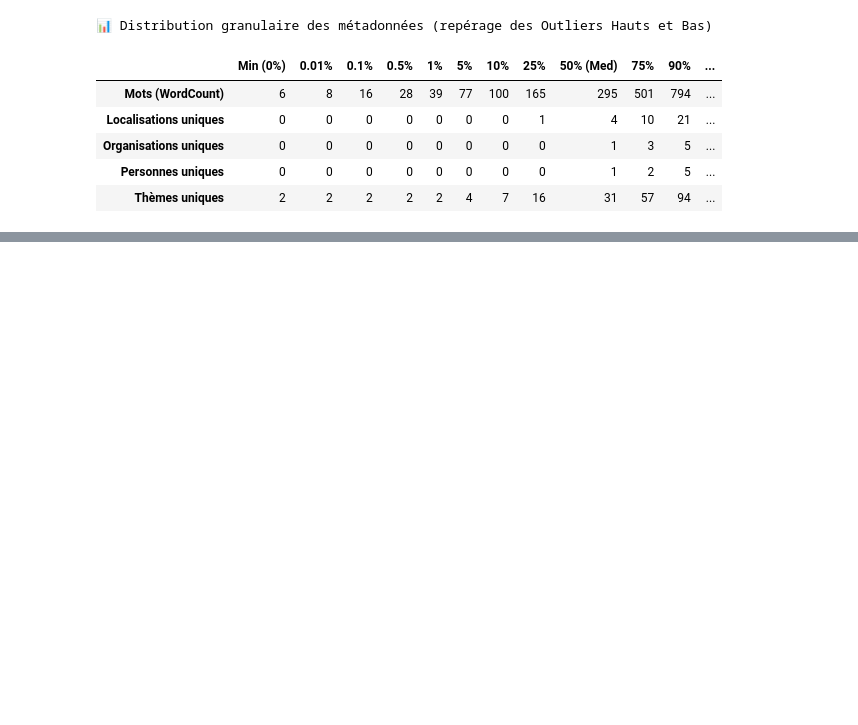
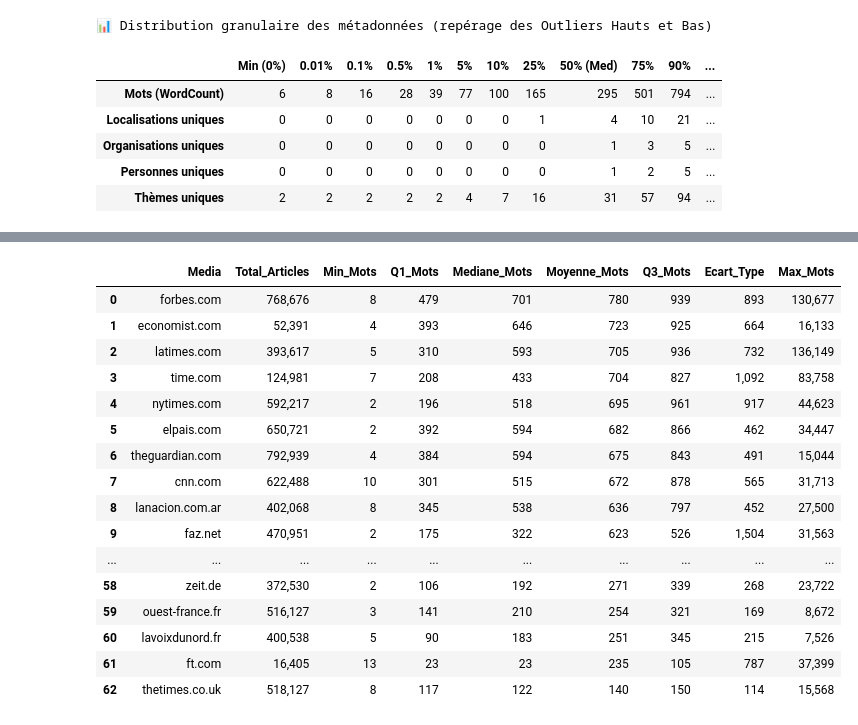
Before and after one commit to clucasmurex/gdelt, a Jupyter notebook: B_total_sources_analysis.ipynb, the cells around one changed output, grey strips where cells are left out. Drawn from its saved outputs; the diff is of its cells as text; code cells hidden in the pictures; blank space fills up the shorter version.

```diff
--- a/B_total_sources_analysis.ipynb
+++ b/B_total_sources_analysis.ipynb
@@ -482,0 +640,76 @@ display(
+# %%
+
+import pandas as pd
+from IPython.display import display
+
+# Votre liste de sites de référence
+SITES_RECONNUS = [
+    "wsj.com", "nytimes.com", "washingtonpost.com", "chicagotribune.com",
+    "telegraph.co.uk", "theglobeandmail.com", "ft.com", "theguardian.com",
+    "latimes.com", "usatoday.com", "bloomberg.com", "reuters.com",
+    "economist.com", "forbes.com", "nikkei.com", "handelsblatt.com",
+    "ilsole24ore.com", "cincodias.elpais.com", "expansion.com",
+    "financialpost.com", "lesechos.fr", "latribune.fr", "challenges.fr",
+    "lemonde.fr", "capital.fr", "lecho.be", "agefi.com", "apnews.com",
+    "afp.com", "bbc.co.uk", "bbc.com", "cnn.com", "time.com",
+    "thetimes.co.uk", "smh.com.au", "torontostar.com", "scmp.com",
+    "thehindu.com", "elpais.com", "elmundo.es", "spiegel.de",
+    "zeit.de", "sueddeutsche.de", "faz.net", "corriere.it",
+    "repubblica.it", "lastampa.it", "clarin.com", "lanacion.com.ar",
+    "oglobo.globo.com", "eluniversal.com.mx", "lefigaro.fr",
+    "liberation.fr", "leparisien.fr", "la-croix.com", "lexpress.fr",
+    "lepoint.fr", "nouvelobs.com", "20minutes.fr",
+    "courrierinternational.com", "franceinfo.fr", "ouest-france.fr",
+    "sudouest.fr", "lavoixdunord.fr", "lorientlejour.com",
+    "elwatan.com", "le360.ma"
+]
+
+# Préparation des chaînes pour la clause IN de SQL (gère avec et sans 'www.')
+sites_sql = ", ".join([f"'{s}'" for s in SITES_RECONNUS])
+sites_sql_www = ", ".join([f"'www.{s}'" for s in SITES_RECONNUS])
+
+print("⏳ Calcul des statistiques descriptives (WordCount) sur le Gold Standard...")
+
+query_gold_stats = f"""
+    SELECT
+        m.SourceCommonName AS Media,
+        COUNT(g.GKGRECORDID) AS Total_Articles,
+        MIN(g.WordCount) AS Min_Mots,
+        CAST(APPROX_QUANTILE(g.WordCount, 0.25) AS INTEGER) AS Q1_Mots,
+        CAST(MEDIAN(g.WordCount) AS INTEGER) AS Mediane_Mots,
+        ROUND(AVG(g.WordCount), 0) AS Moyenne_Mots,
+        CAST(APPROX_QUANTILE(g.WordCount, 0.75) AS INTEGER) AS Q3_Mots,
+        ROUND(STDDEV(g.WordCount), 0) AS Ecart_Type,
+        MAX(g.WordCount) AS Max_Mots
+    FROM gkg_clean g
+    JOIN src_map m ON g.SourceCommonName_ID = m.SourceCommonName_ID
+    WHERE m.SourceCommonName IN ({sites_sql})
+       OR m.SourceCommonName IN ({sites_sql_www})
+    GROUP BY m.SourceCommonName
+    ORDER BY Moyenne_Mots DESC;
+"""
+
+# Exécution de la requête
+df_gold_stats = con.execute(query_gold_stats).df()
+
+# Formatage visuel pour repérer facilement les extrêmes
+styler_gold = (
+    df_gold_stats.style
+    .format({
+        "Total_Articles": "{:,.0f}",
+        "Min_Mots": "{:,.0f}",
+        "Q1_Mots": "{:,.0f}",
+        "Mediane_Mots": "{:,.0f}",
+        "Moyenne_Mots": "{:,.0f}",
+        "Q3_Mots": "{:,.0f}",
+        "Ecart_Type": "{:,.0f}",
+        "Max_Mots": "{:,.0f}"
+    })
+    .background_gradient(subset=["Min_Mots"], cmap="Reds", vmin=0, vmax=100) # Met en rouge les Mins suspects
+    .background_gradient(subset=["Mediane_Mots", "Moyenne_Mots"], cmap="Blues")
+    .background_gradient(subset=["Max_Mots"], cmap="Oranges") # Met en orange les Maxs très élevés
+    .set_properties(subset=["Media"], **{"font-weight": "bold", "text-align": "left"})
+)
+
+display(styler_gold)
+# %% [output]
@@ -482,0 +717,17 @@ display(
+|  | Media | Total_Articles | Min_Mots | Q1_Mots | Mediane_Mots | Moyenne_Mots | Q3_Mots | Ecart_Type | Max_Mots |
+| 0 | forbes.com | 768,676 | 8 | 479 | 701 | 780 | 939 | 893 | 130,677 |
+| 1 | economist.com | 52,391 | 4 | 393 | 646 | 723 | 925 | 664 | 16,133 |
+| 2 | latimes.com | 393,617 | 5 | 310 | 593 | 705 | 936 | 732 | 136,149 |
+| 3 | time.com | 124,981 | 7 | 208 | 433 | 704 | 827 | 1,092 | 83,758 |
+| 4 | nytimes.com | 592,217 | 2 | 196 | 518 | 695 | 961 | 917 | 44,623 |
+| 5 | elpais.com | 650,721 | 2 | 392 | 594 | 682 | 866 | 462 | 34,447 |
+| 6 | theguardian.com | 792,939 | 4 | 384 | 594 | 675 | 843 | 491 | 15,044 |
+| 7 | cnn.com | 622,488 | 10 | 301 | 515 | 672 | 878 | 565 | 31,713 |
+| 8 | lanacion.com.ar | 402,068 | 8 | 345 | 538 | 636 | 797 | 452 | 27,500 |
+| 9 | faz.net | 470,951 | 2 | 175 | 322 | 623 | 526 | 1,504 | 31,563 |
+| ... | ... | ... | ... | ... | ... | ... | ... | ... | ... |
+| 58 | zeit.de | 372,530 | 2 | 106 | 192 | 271 | 339 | 268 | 23,722 |
+| 59 | ouest-france.fr | 516,127 | 3 | 141 | 210 | 254 | 321 | 169 | 8,672 |
+| 60 | lavoixdunord.fr | 400,538 | 5 | 90 | 183 | 251 | 345 | 215 | 7,526 |
+| 61 | ft.com | 16,405 | 13 | 23 | 23 | 235 | 105 | 787 | 37,399 |
+| 62 | thetimes.co.uk | 518,127 | 8 | 117 | 122 | 140 | 150 | 114 | 15,568 |
```
Also changed, not shown: parts of 11 cells of this notebook, 6 other files.
